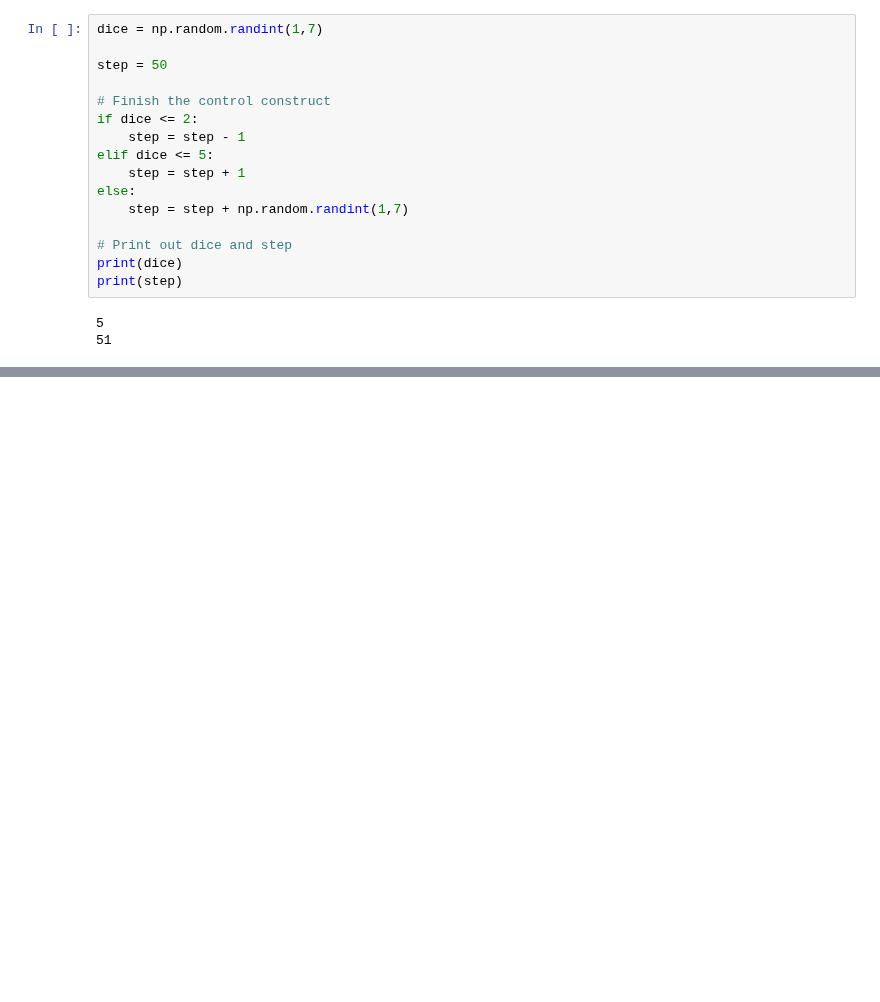
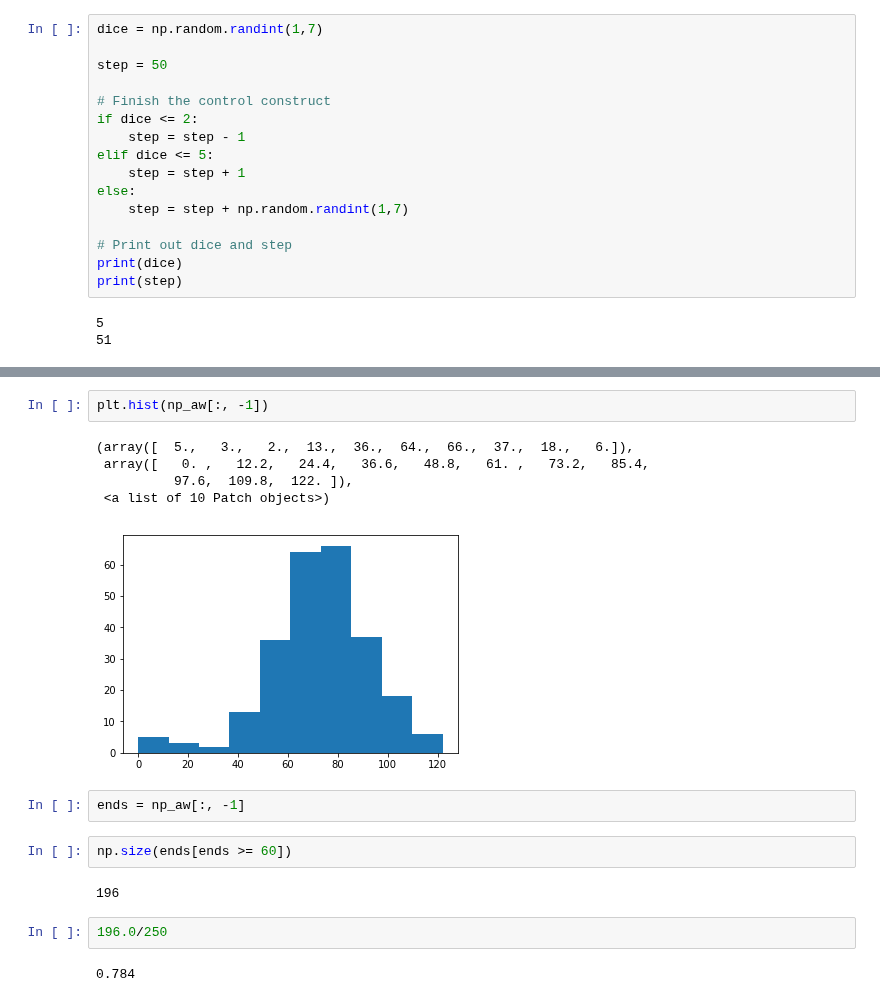
Before and after one commit to sushant2811/pythonAndStatsForDS, a Jupyter notebook: pythonForDS.ipynb, the cells around one changed output, grey strips where cells are left out. Saved outputs shown, nothing was run; the diff lists cells and outputs as text; blank space fills up the shorter version.

```diff
--- a/pythonForDS.ipynb
+++ b/pythonForDS.ipynb
@@ -410,0 +530,18 @@ print(step)
+# %%
+plt.hist(np_aw[:, -1])
+# %% [output]
+(array([  5.,   3.,   2.,  13.,  36.,  64.,  66.,  37.,  18.,   6.]),
+ array([   0. ,   12.2,   24.4,   36.6,   48.8,   61. ,   73.2,   85.4,
+          97.6,  109.8,  122. ]),
+ <a list of 10 Patch objects>)
+[figure, added]
+# %%
+ends = np_aw[:, -1]
+# %%
+np.size(ends[ends >= 60])
+# %% [output]
+196
+# %%
+196.0/250
+# %% [output]
+0.784
```
Also changed, not shown: parts of 12 cells of this notebook.
